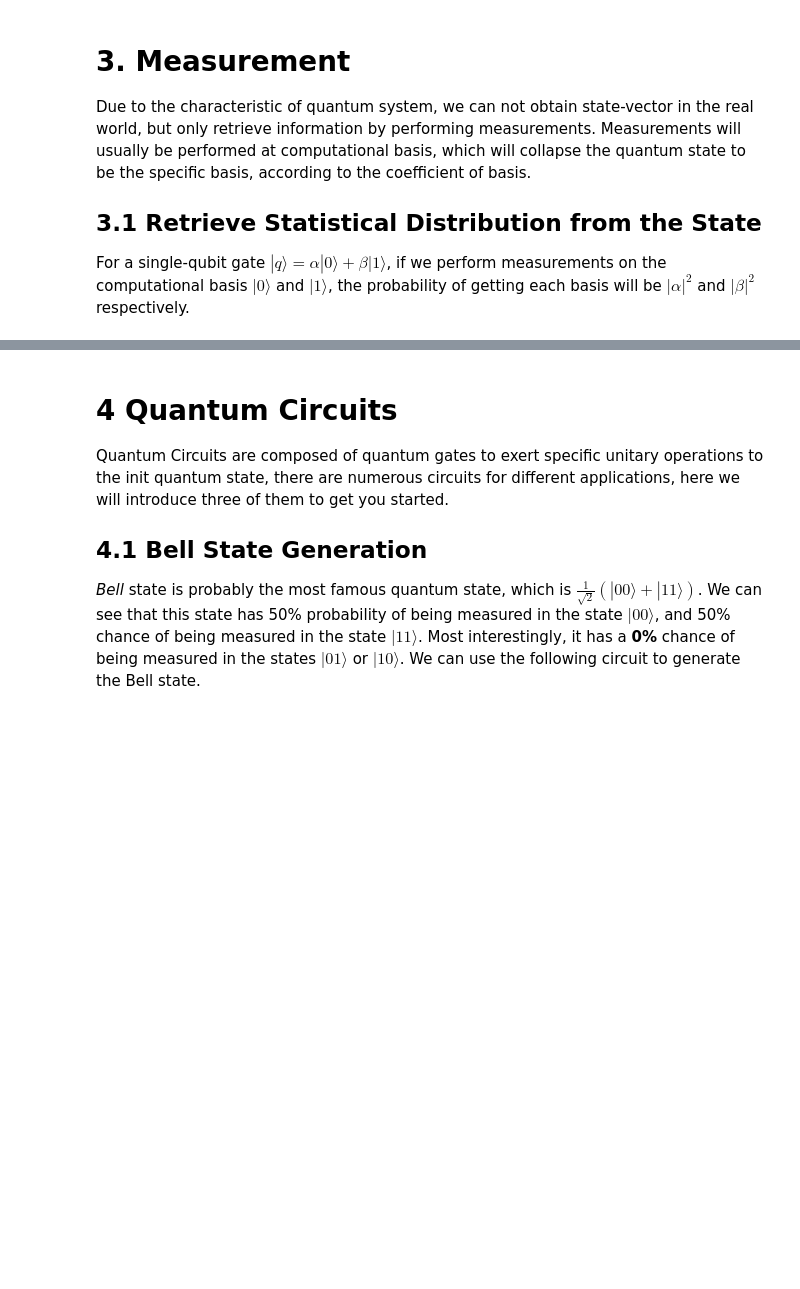
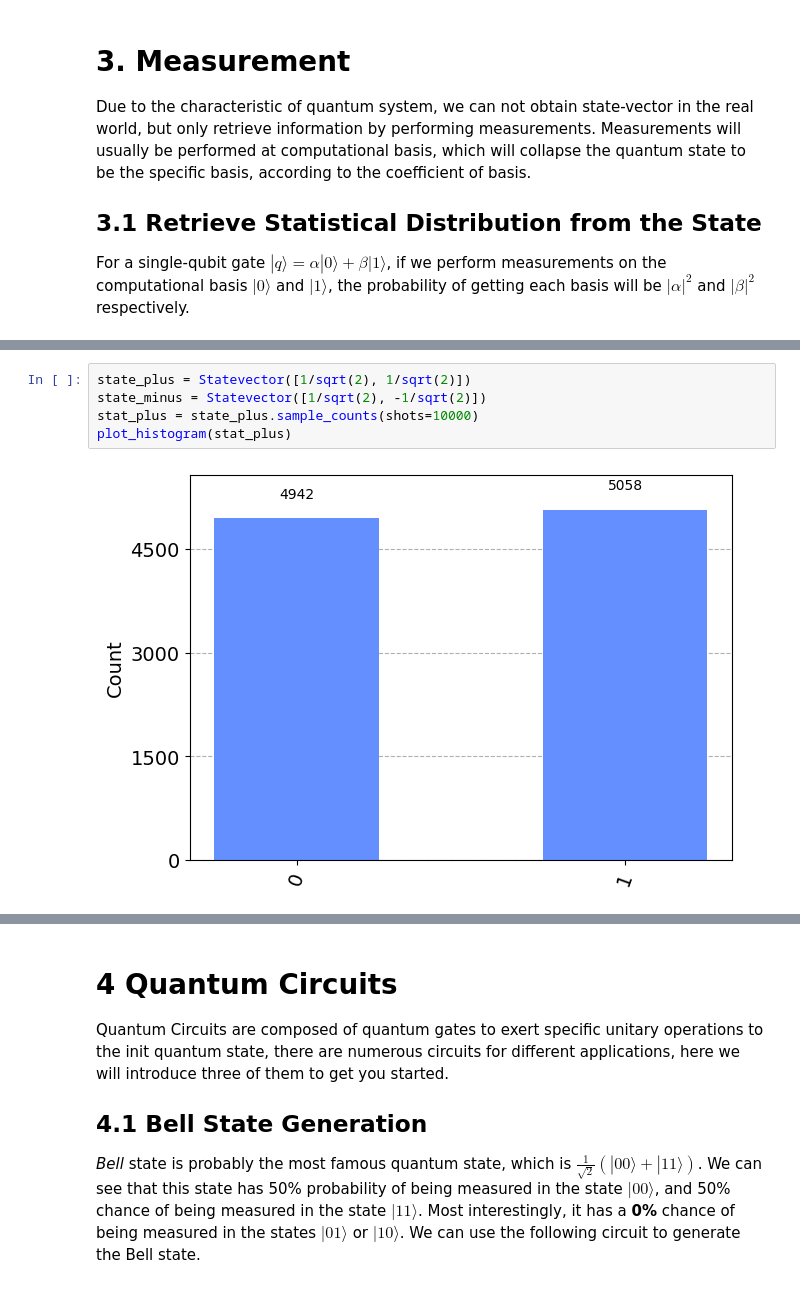
Before and after one commit to AlaricCheng/klass-workshop-hands-on, a Jupyter notebook: basics.ipynb, the cells around one changed output, grey strips where cells are left out. Cells and saved outputs as stored; diff of their text form; blank space fills up the shorter version.

```diff
--- a/basics.ipynb
+++ b/basics.ipynb
@@ -316,0 +347,7 @@ Sometimes what we need is not a statistics of the quantum state, but some real o
+# %%
+state_plus = Statevector([1/sqrt(2), 1/sqrt(2)])
+state_minus = Statevector([1/sqrt(2), -1/sqrt(2)])
+stat_plus = state_plus.sample_counts(shots=10000)
+plot_histogram(stat_plus)
+# %% [output]
+[figure, added]
```
Also changed, not shown: parts of 45 cells of this notebook, 1 other file.
